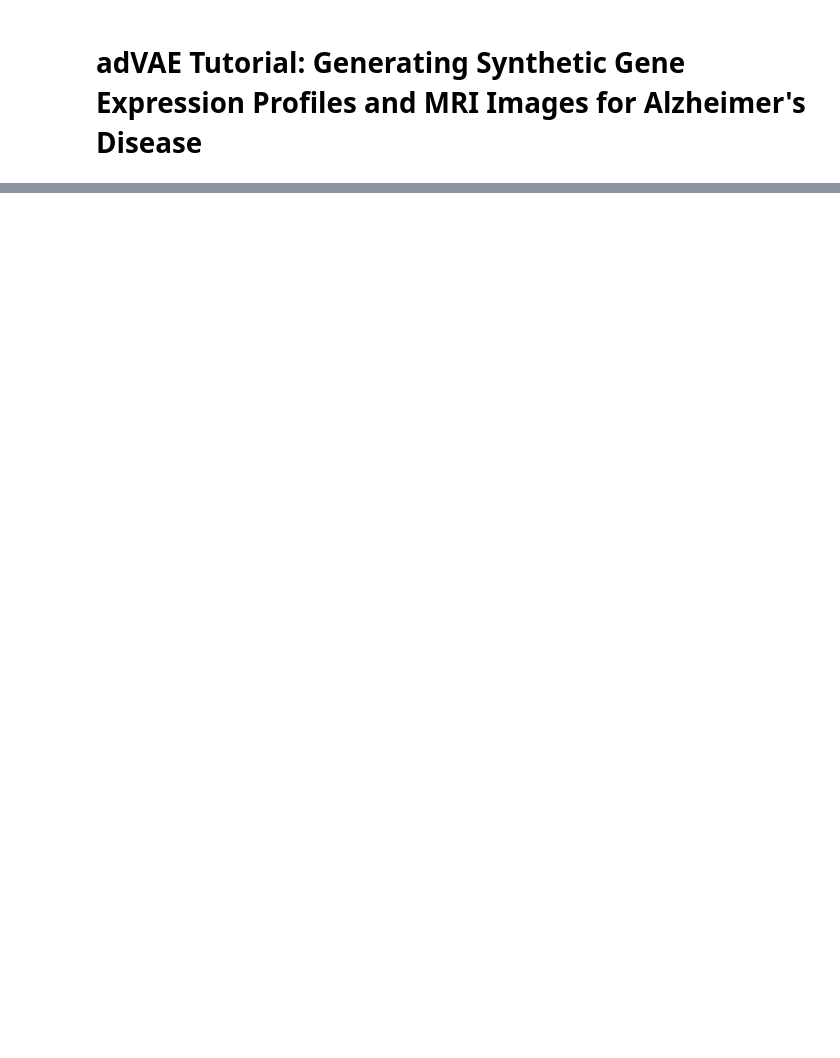
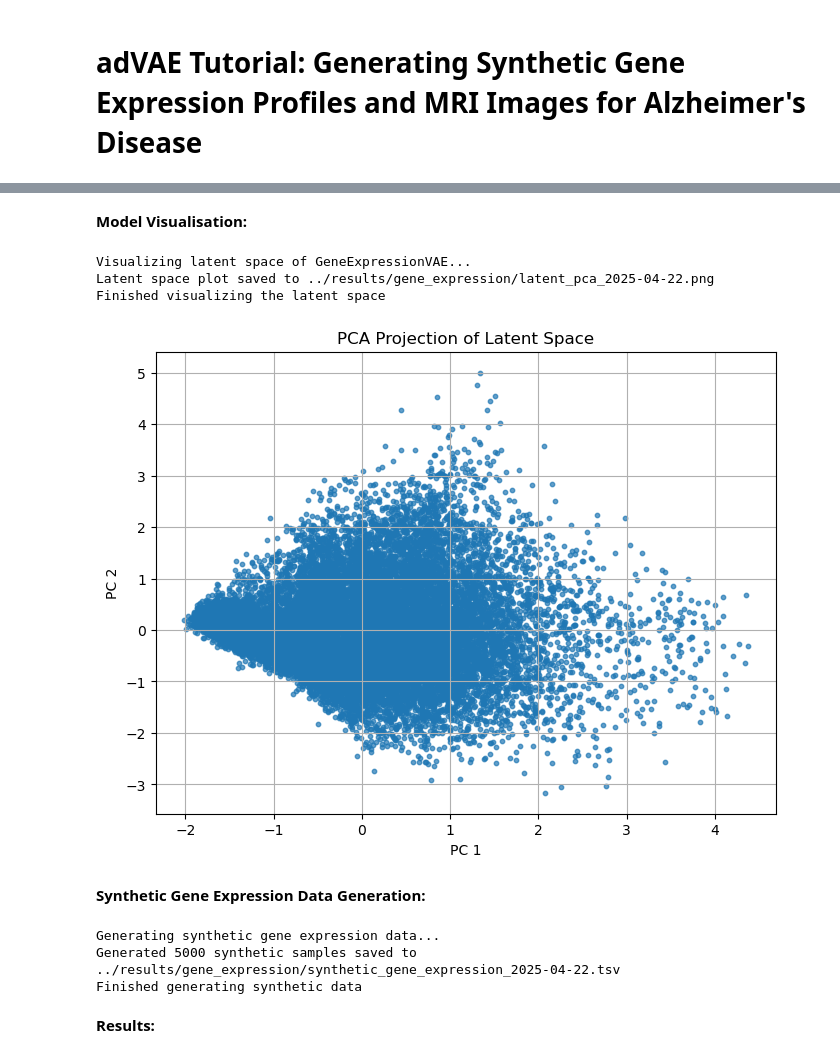
Before and after one commit to varnikaumashankar/adVAE, a Jupyter notebook: tutorials/real_dataset_tutorial.ipynb, the cells around one changed output, grey strips where cells are left out. Drawn from its saved outputs; the diff is of its cells as text; code cells hidden in the pictures; blank space fills up the shorter version.

```diff
--- a/tutorials/real_dataset_tutorial.ipynb
+++ b/tutorials/real_dataset_tutorial.ipynb
@@ -204,0 +245,23 @@ plt.show()
+# %% [markdown]
+**Model Visualisation:**
+# %%
+print("Visualizing latent space of GeneExpressionVAE...")
+visualize_gene(cfg)
+print(f"Finished visualizing the latent space")
+# %% [output]
+Visualizing latent space of GeneExpressionVAE...
+Latent space plot saved to ../results/gene_expression/latent_pca_2025-04-22.png
+Finished visualizing the latent space
+[figure, added]
+# %% [markdown]
+**Synthetic Gene Expression Data Generation:**
+# %%
+print("Generating synthetic gene expression data...")
+generate_gene(cfg)
+print(f"Finished generating synthetic data")
+# %% [output]
+Generating synthetic gene expression data...
+Generated 5000 synthetic samples saved to ../results/gene_expression/synthetic_gene_expression_2025-04-22.tsv
+Finished generating synthetic data
+# %% [markdown]
+**Results:**
```
Also changed, not shown: parts of 59 cells of this notebook, 27 other files.
